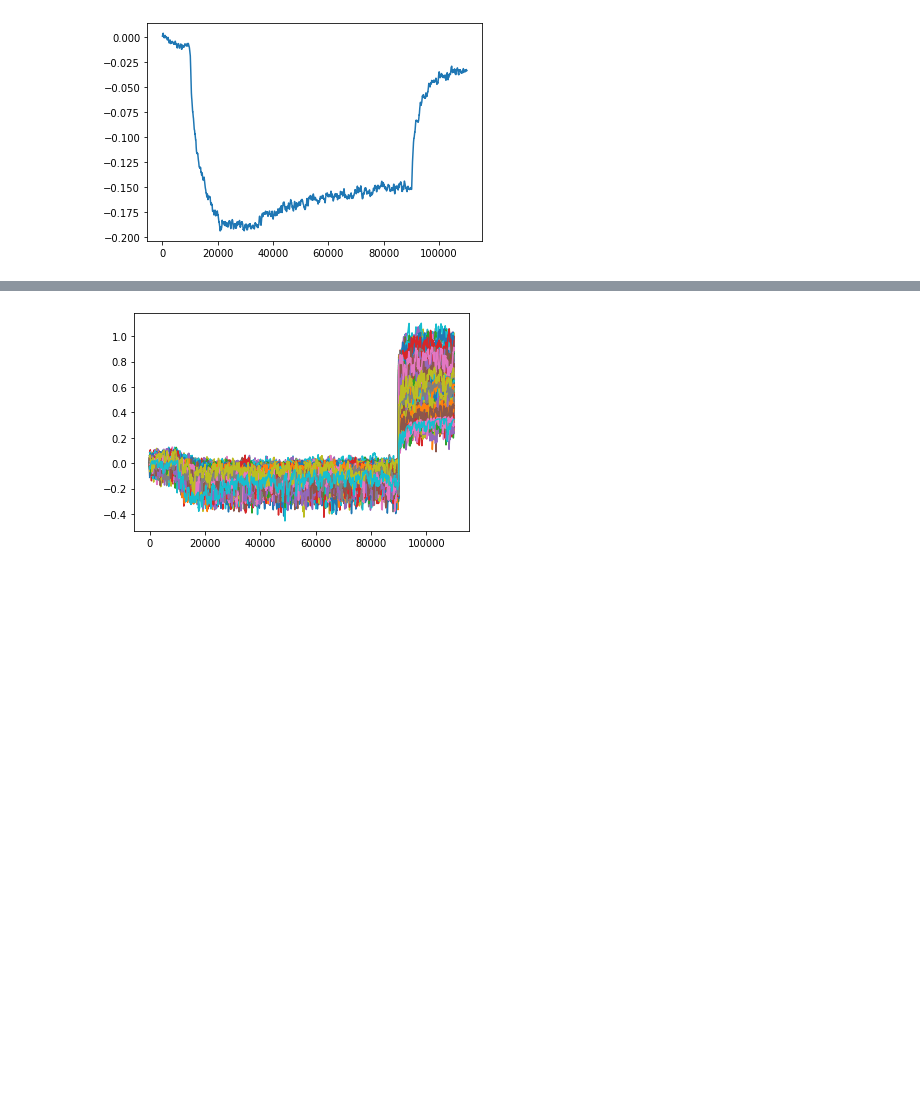
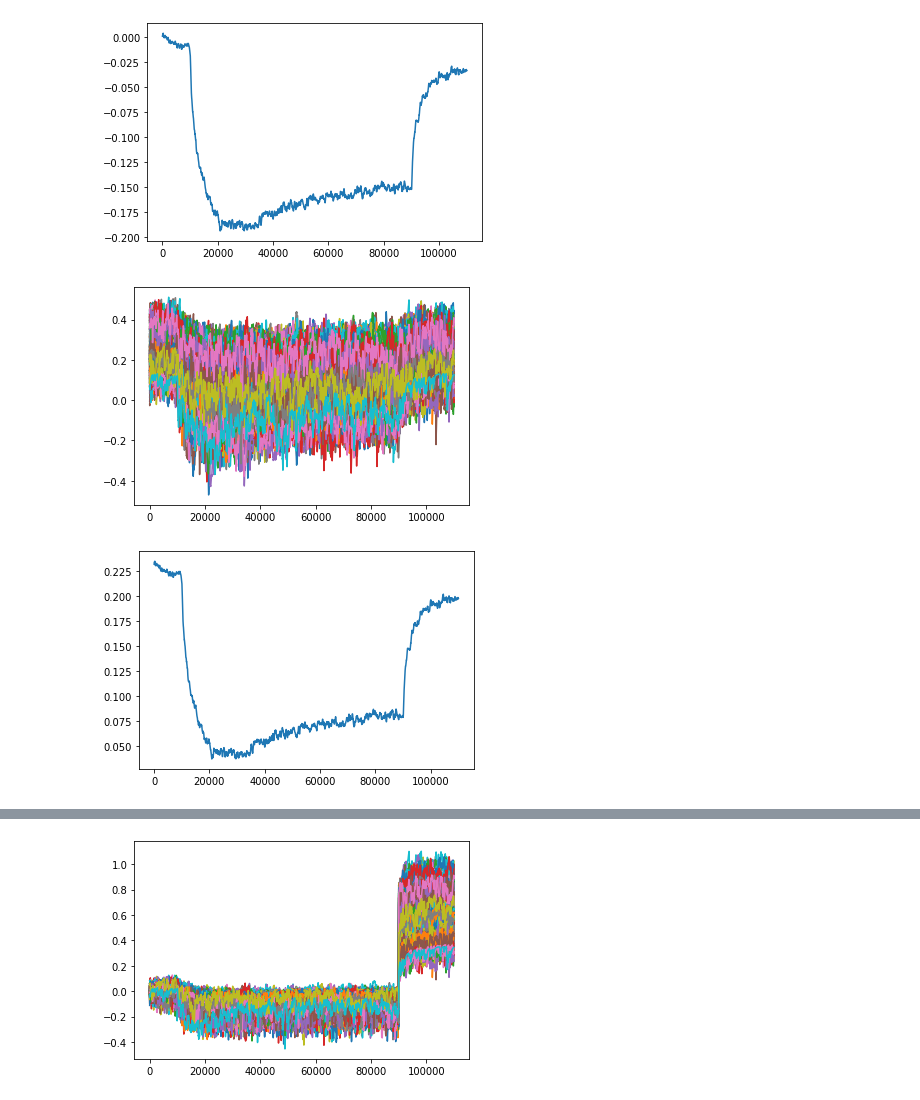
Before and after one commit to jofrony/current_bgd2_analysis, a Jupyter notebook: population_unit/surround_inhibition/supercomputer/analysis/figure/surround_inhibition/activity/analysis-7.ipynb, the cells around one changed output, grey strips where cells are left out. Cells and saved outputs as stored; diff of their text form; code cells hidden in the pictures; blank space fills up the shorter version.

```diff
--- a/population_unit/surround_inhibition/supercomputer/analysis/figure/surround_inhibition/activity/analysis-7.ipynb
+++ b/population_unit/surround_inhibition/supercomputer/analysis/figure/surround_inhibition/activity/analysis-7.ipynb
@@ -52,3 +52,14 @@ control = np.min(np.mean(vss,axis=0))
 # %% [output]
 [figure]
 [figure]
+# %%
+vss = list()
+for k, v in data.items():
+    plt.plot(v[10000:] )
+    vss.append(v[10000:])
+plt.figure()
+plt.plot(np.mean(vss,axis=0))
+control = np.min(np.mean(vss,axis=0))
+# %% [output]
+[figure, added]
+[figure, added]
```
Also changed, not shown: parts of 2 cells of this notebook, 14 other files.
